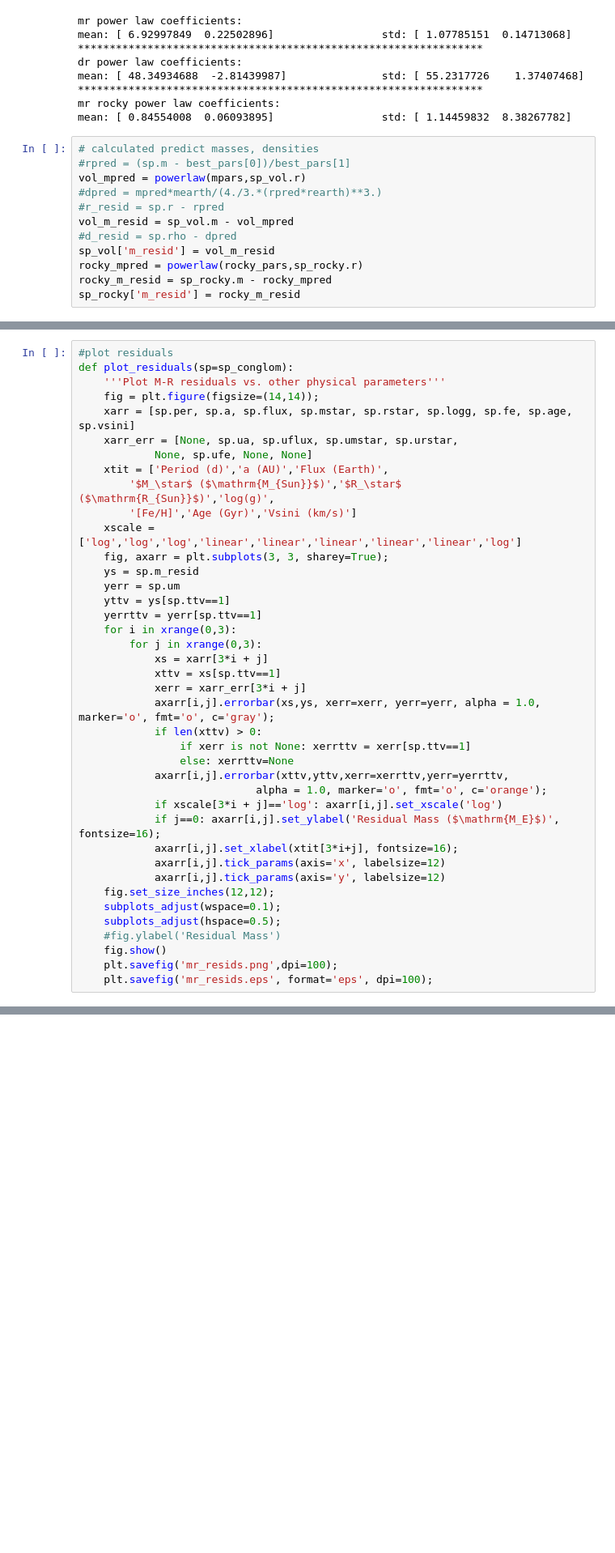
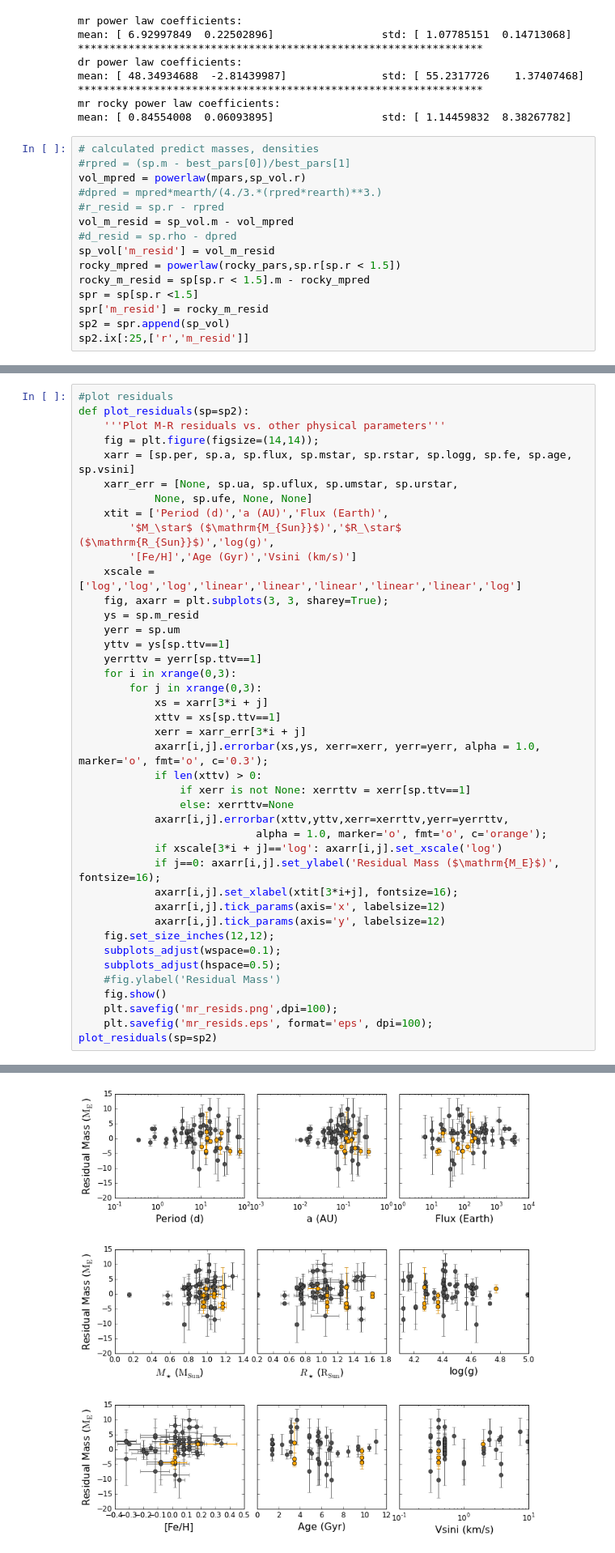
Before and after one commit to sealauren/mrf, a Jupyter notebook: plot_mr.ipynb, the cells around one changed output, grey strips where cells are left out. Shown at 81% size. Drawn from its saved outputs; the diff is of its cells as text; blank space fills up the shorter version.

```diff
--- a/plot_mr.ipynb
+++ b/plot_mr.ipynb
@@ -409,6 +418,9 @@ vol_mpred = powerlaw(mpars,sp_vol.r)
 vol_m_resid = sp_vol.m - vol_mpred
 #d_resid = sp.rho - dpred
 sp_vol['m_resid'] = vol_m_resid
-rocky_mpred = powerlaw(rocky_pars,sp_rocky.r)
-rocky_m_resid = sp_rocky.m - rocky_mpred
-sp_rocky['m_resid'] = rocky_m_resid
+rocky_mpred = powerlaw(rocky_pars,sp.r[sp.r < 1.5])
+rocky_m_resid = sp[sp.r < 1.5].m - rocky_mpred
+spr = sp[sp.r <1.5]
+spr['m_resid'] = rocky_m_resid
+sp2 = spr.append(sp_vol)
+sp2.ix[:25,['r','m_resid']]
@@ -519,6 +597,6 @@ pearsonr(sp_clean.flux, sp_clean.rho)
 # %%
 #plot residuals
-def plot_residuals(sp=sp_conglom):
+def plot_residuals(sp=sp2):
     '''Plot M-R residuals vs. other physical parameters'''
     fig = plt.figure(figsize=(14,14));
     xarr = [sp.per, sp.a, sp.flux, sp.mstar, sp.rstar, sp.logg, sp.fe, sp.age, sp.vsini]
@@ -538,7 +616,7 @@ def plot_residuals(sp=sp_conglom):
             xs = xarr[3*i + j]
             xttv = xs[sp.ttv==1]
             xerr = xarr_err[3*i + j]
-            axarr[i,j].errorbar(xs,ys, xerr=xerr, yerr=yerr, alpha = 1.0, marker='o', fmt='o', c='gray');
+            axarr[i,j].errorbar(xs,ys, xerr=xerr, yerr=yerr, alpha = 1.0, marker='o', fmt='o', c='0.3');
             if len(xttv) > 0:
                 if xerr is not None: xerrttv = xerr[sp.ttv==1]
                 else: xerrttv=None
@@ -556,3 +634,5 @@ def plot_residuals(sp=sp_conglom):
     fig.show()
     plt.savefig('mr_resids.png',dpi=100);
     plt.savefig('mr_resids.eps', format='eps', dpi=100);
+plot_residuals(sp=sp2)
+# %% [output]
@@ -559,2 +640,3 @@ def plot_residuals(sp=sp_conglom):
+[figure, added]
 # %%
 from scipy.stats import ttest_ind
```
Also changed, not shown: parts of 25 cells of this notebook, 24 other files.
